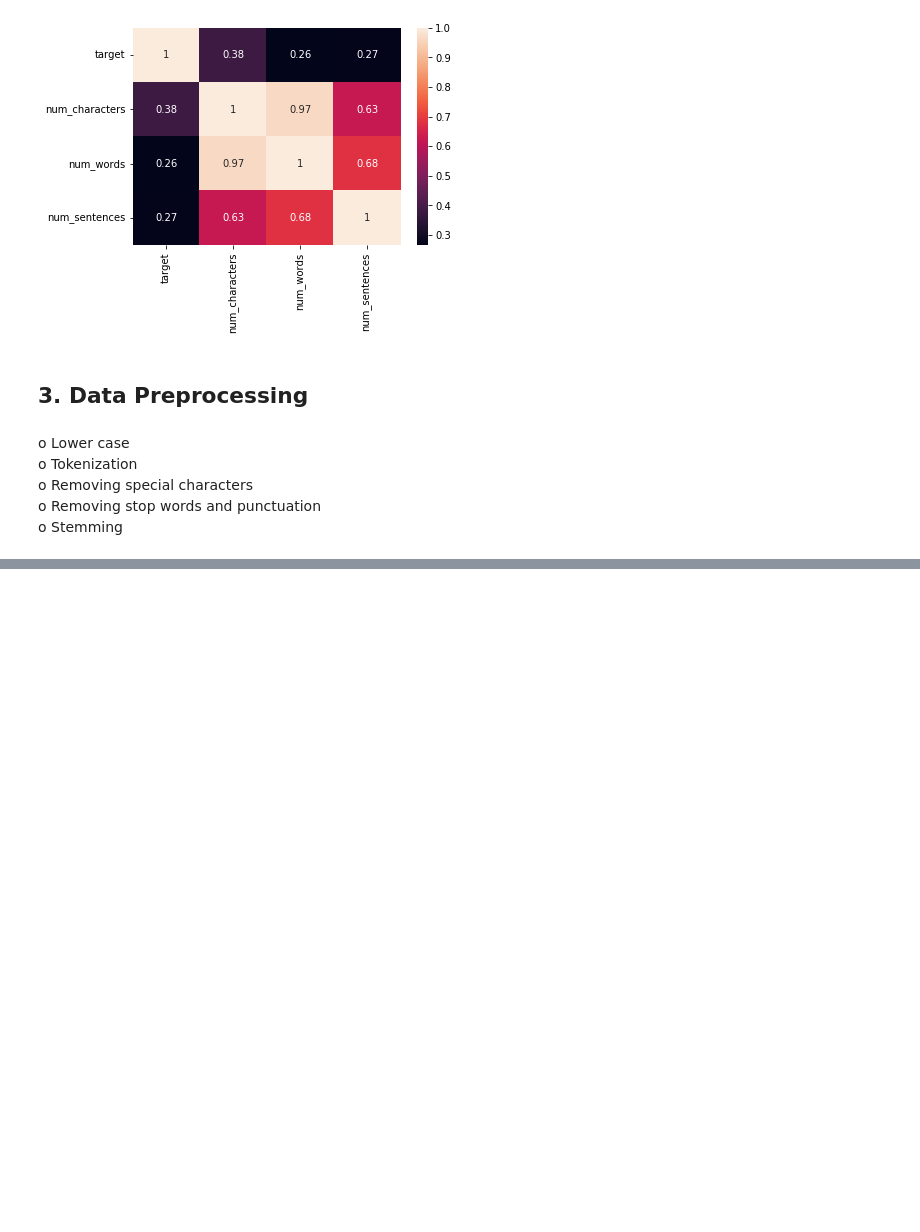
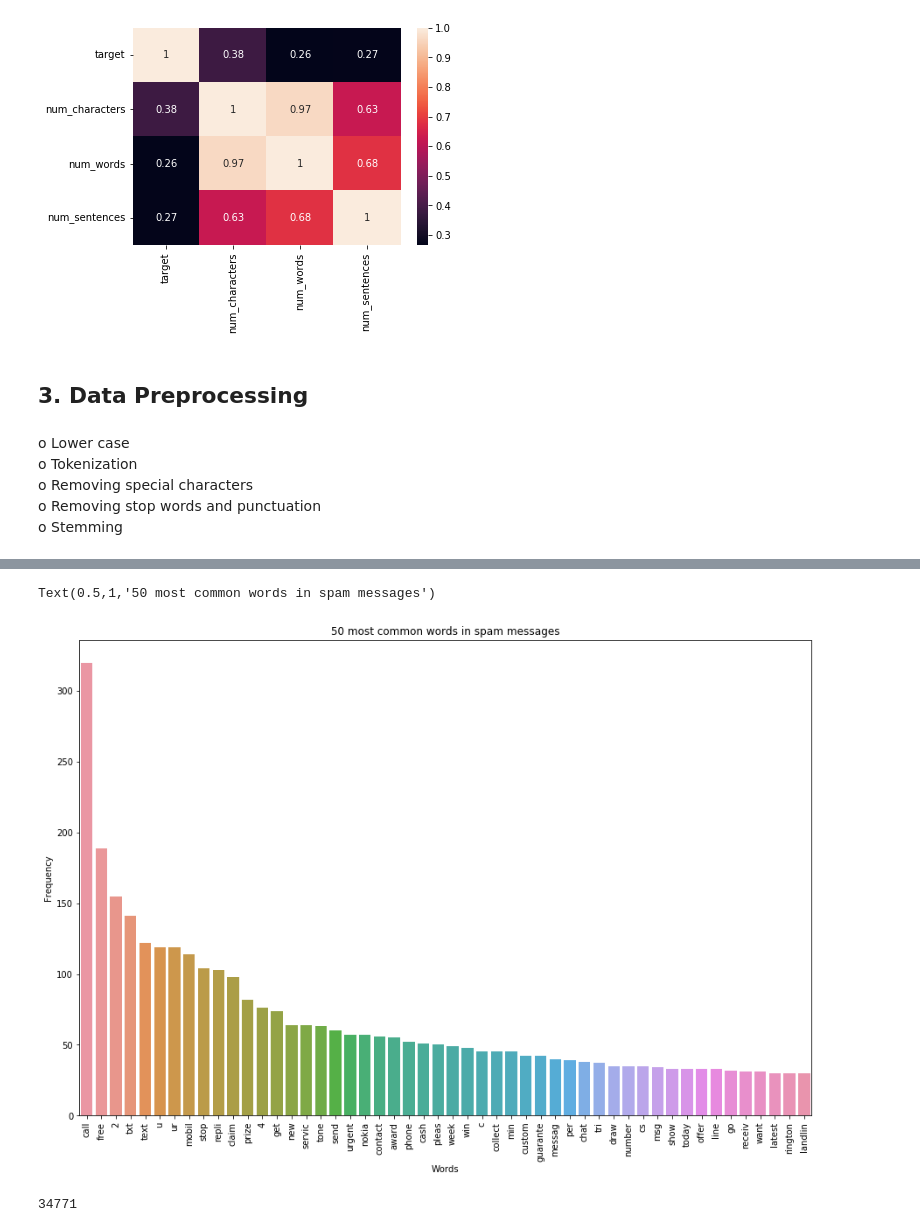
Before and after one commit to NavdeepTU/Machine-Learning-Capstone-Projects, a Jupyter notebook: 01. Email spam classifier/sms-spam-detection.ipynb, the cells around one changed output, grey strips where cells are left out. Drawn from its saved outputs; the diff is of its cells as text; code cells hidden in the pictures; blank space fills up the shorter version.

```diff
--- a/01. Email spam classifier/sms-spam-detection.ipynb
+++ b/01. Email spam classifier/sms-spam-detection.ipynb
@@ -280,0 +321,11 @@ def transform_text(text):
+# %%
+from collections import Counter
+plt.figure(figsize = (15, 10))
+sns.barplot(pd.DataFrame(Counter(spam_corpus).most_common(50))[0], pd.DataFrame(Counter(spam_corpus).most_common(50))[1])
+plt.xticks(rotation = 'vertical')
+plt.xlabel('Words')
+plt.ylabel('Frequency')
+plt.title('50 most common words in spam messages')
+# %% [output]
+Text(0.5,1,'50 most common words in spam messages')
+[figure, added]
@@ -280,0 +337,4 @@ def transform_text(text):
+# %%
+len(ham_corpus)
+# %% [output]
+34771
```
Also changed, not shown: parts of 15 cells of this notebook.
